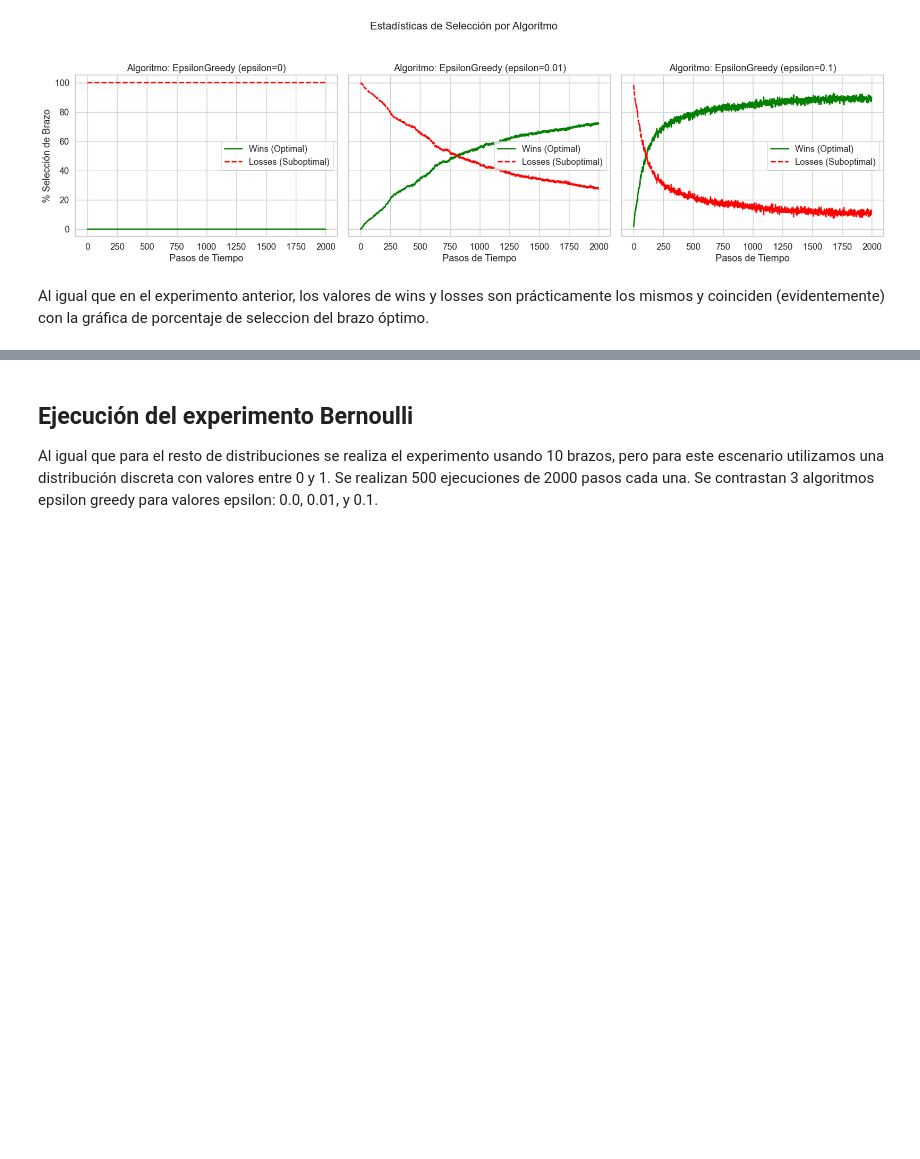
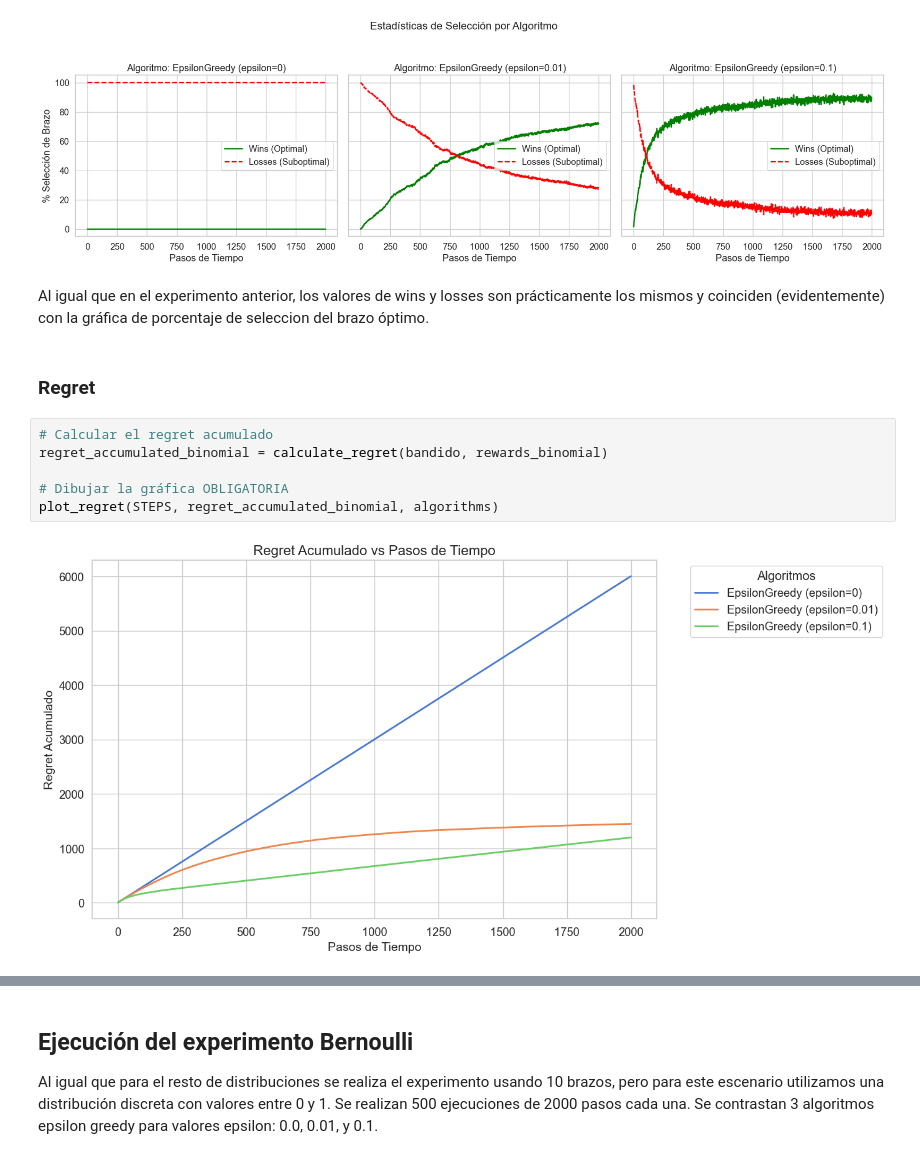
Before and after one commit to kikaymusic/EscuderoRodriguezSanchez, a Jupyter notebook: k_brazos/bandido_epsilon_greedy.ipynb, the cells around one changed output, grey strips where cells are left out. Saved outputs shown, nothing was run; the diff lists cells and outputs as text; blank space fills up the shorter version.

```diff
--- a/k_brazos/bandido_epsilon_greedy.ipynb
+++ b/k_brazos/bandido_epsilon_greedy.ipynb
@@ -213,3 +232,13 @@ plot_arm_statistics(arm_stats_binomial, algorithms)
 [figure]
 # %% [markdown]
 Al igual que en el experimento anterior, los valores de wins y losses son prácticamente los mismos y coinciden (evidentemente) con la gráfica de porcentaje de seleccion del brazo óptimo.
+# %% [markdown]
+### Regret
+# %%
+# Calcular el regret acumulado
+regret_accumulated_binomial = calculate_regret(bandido, rewards_binomial)
+
+# Dibujar la gráfica OBLIGATORIA
+plot_regret(STEPS, regret_accumulated_binomial, algorithms)
+# %% [output]
+[figure, added]
```
Also changed, not shown: parts of 9 cells of this notebook.
